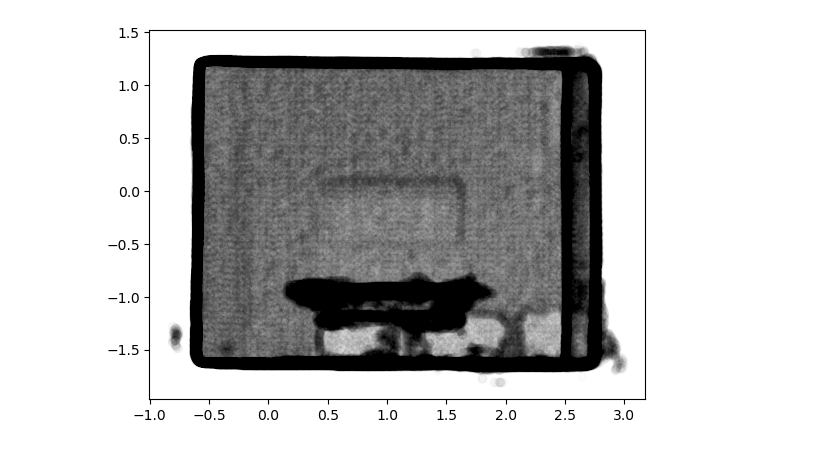
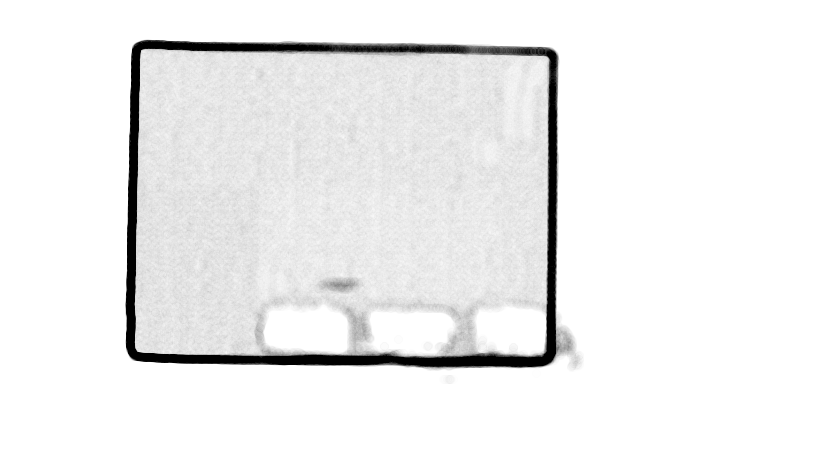
Before and after one commit to imengus/scripts, a Jupyter notebook: point_cloud.ipynb, the cells around one changed output. Drawn from its saved outputs; the diff is of its cells as text; code cells hidden in the pictures.

```diff
--- a/point_cloud.ipynb
+++ b/point_cloud.ipynb
@@ -7,6 +11,6 @@ from mpl_toolkits.mplot3d import Axes3D
 # %%
-df = pd.read_csv('a.xyz', sep=' ')
+df = pd.read_csv('../cpp/a.xyz', sep=' ')
 df = df.drop(df.columns[3:5], axis=1)
 mat = df.to_numpy()
-mat
+mat, df
 # %% [output]
@@ -117,27 +107,33 @@ Equation: 0 = 3.00 + -0.43x + -0.01y - z
 # %%
-norm = -np.array([coefs[0], coefs[1], -1])
-norm = norm / np.linalg.norm(norm)
-basis_x = np.array([1, 0, 0])
-axis = np.cross(norm, basis_x)
-axis = axis / np.linalg.norm(axis)
-angle = -np.arccos(np.dot(norm, basis_x))
-C = np.array([[0, -axis[2], axis[1]],
-              [axis[2], 0, -axis[0]],
-              [-axis[1], axis[0], 0]])
-rot_mat = np.identity(3) + np.sin(angle)*C + (1-np.cos(angle))*np.dot(C, C)
+def create_rot_mat(coefs):
+    norm = -np.array([coefs[0], coefs[1], -1])
+    norm = norm / np.linalg.norm(norm)
+    basis_x = np.array([1, 0, 0])
+    axis = np.cross(norm, basis_x)
+    axis = axis / np.linalg.norm(axis)
+    angle = -np.arccos(np.dot(norm, basis_x))
+    C = np.array([[0, -axis[2], axis[1]],
+                [axis[2], 0, -axis[0]],
+                [-axis[1], axis[0], 0]])
+    return np.identity(3) + np.sin(angle)*C + (1-np.cos(angle))*np.dot(C, C)
+
+rot_mat = create_rot_mat(coefs)
 inv_rot = np.linalg.inv(rot_mat)
 mat2d = np.dot(inv_rot, mat.T).T
+
+ceil = mat2d[mat2d[:, 2].argsort()[:80000]][:,:2]
 # %%
 %matplotlib inline
 
-plt.scatter(mat2d[:,0], mat2d[:, 1], color='k', alpha=0.01)
-plt.show()
+plt.scatter(ceil[:,0], ceil[:, 1], color='k', alpha=0.002)
+plt.axis('off')
+plt.savefig('img.png')
 
 # fig = plt.figure()
 # ax = fig.add_subplot(111, projection='3d')
 # ax.scatter(mat2d[:,0], mat2d[:,1], mat2d[:,2], c=np.abs(mat2d[:,2])/np.max(mat2d), alpha=0.01, cmap='hot')
 # # ax.scatter(mat[:,0], mat[:,1], mat[:,2], zdir='z', c=np.abs(mat[:,2])/np.max(mat), alpha=0.01, cmap='viridis')
 # ax.view_init(elev=0, azim=0)
 # plt.show
 # %% [output]
-[figure, old version]
+[figure, new version]
```
Also changed, not shown: parts of 14 cells of this notebook, 5 other files.
